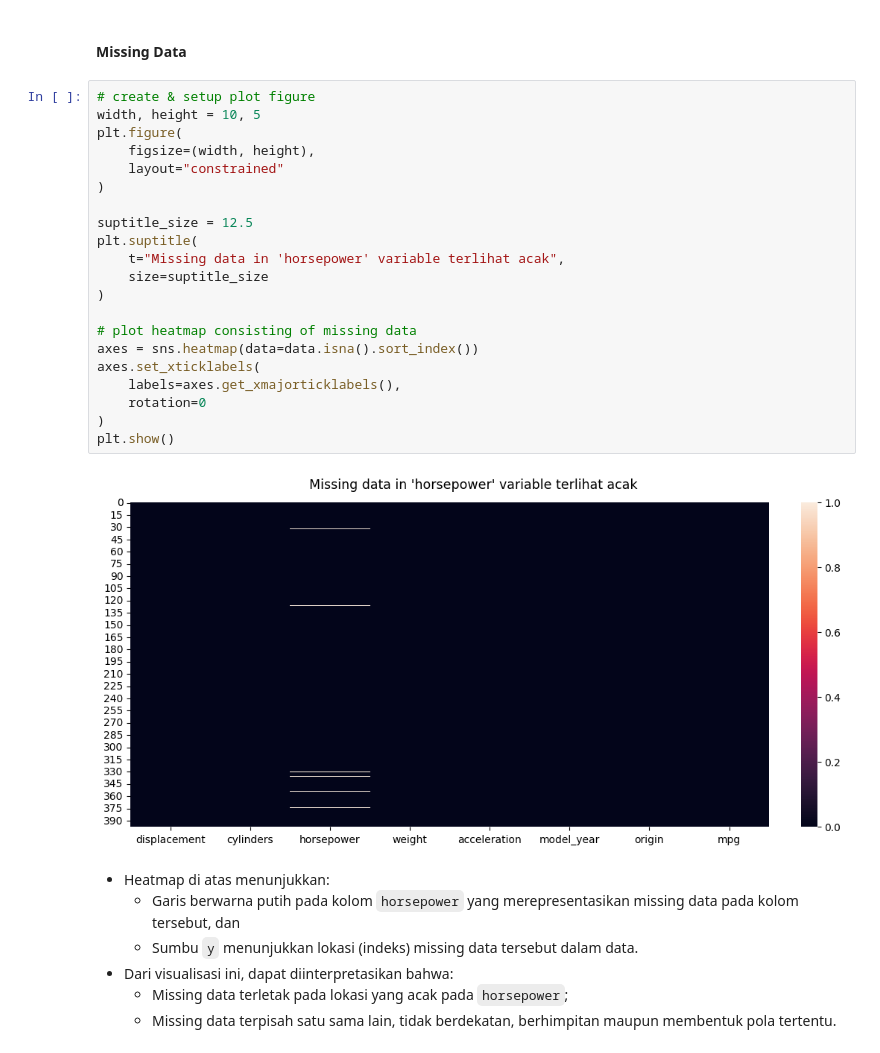
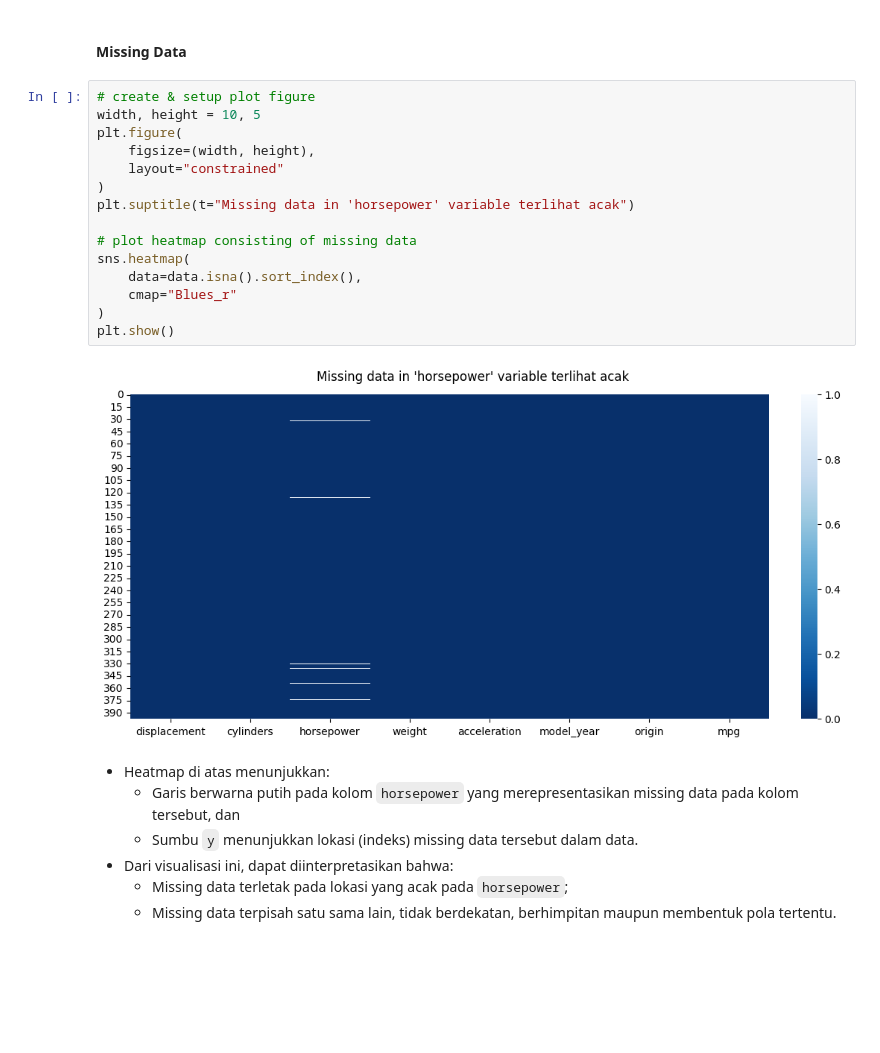
Before and after one commit to garudapaksi-yusuf/Auto_MPG_Prediction, a Jupyter notebook: notebook/notebook.ipynb, the cells around one changed output. Saved outputs shown, nothing was run; the diff lists cells and outputs as text; blank space fills up the shorter version.

```diff
--- a/notebook/notebook.ipynb
+++ b/notebook/notebook.ipynb
@@ -180,26 +182,20 @@ pd.DataFrame(data={
 # %%
 # create & setup plot figure
 width, height = 10, 5
 plt.figure(
     figsize=(width, height),
     layout="constrained"
 )
-
-suptitle_size = 12.5
-plt.suptitle(
-    t="Missing data in 'horsepower' variable terlihat acak",
-    size=suptitle_size
-)
+plt.suptitle(t="Missing data in 'horsepower' variable terlihat acak")
 
 # plot heatmap consisting of missing data
-axes = sns.heatmap(data=data.isna().sort_index())
-axes.set_xticklabels(
-    labels=axes.get_xmajorticklabels(),
-    rotation=0
+sns.heatmap(
+    data=data.isna().sort_index(),
+    cmap="Blues_r"
 )
 plt.show()
 # %% [output]
-[figure, old version]
+[figure, new version]
 # %% [markdown]
 * Heatmap di atas menunjukkan:
     * Garis berwarna putih pada kolom `horsepower` yang merepresentasikan missing data pada kolom tersebut, dan
```
Also changed, not shown: parts of 39 cells of this notebook.
